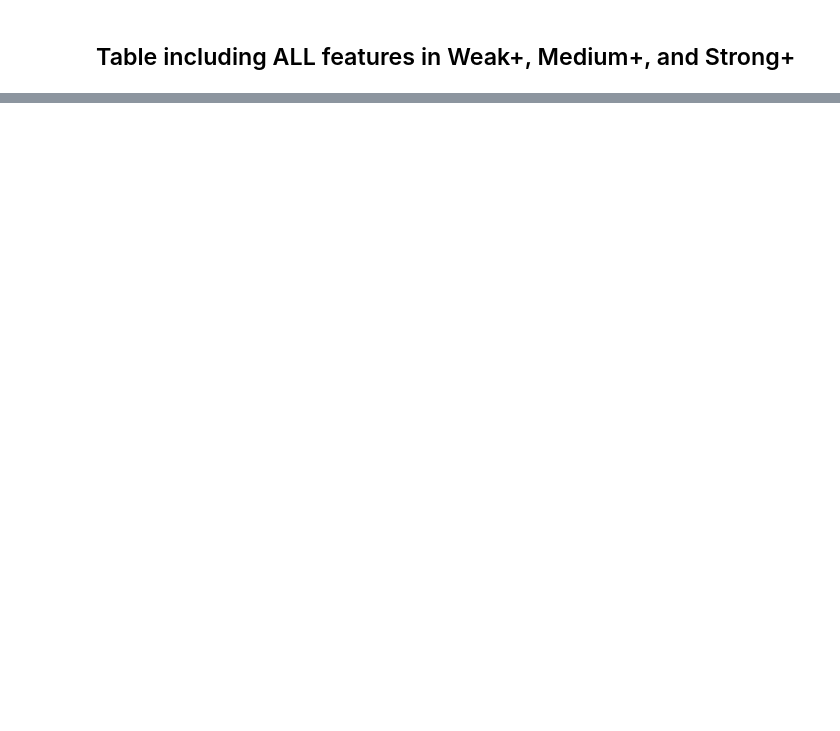
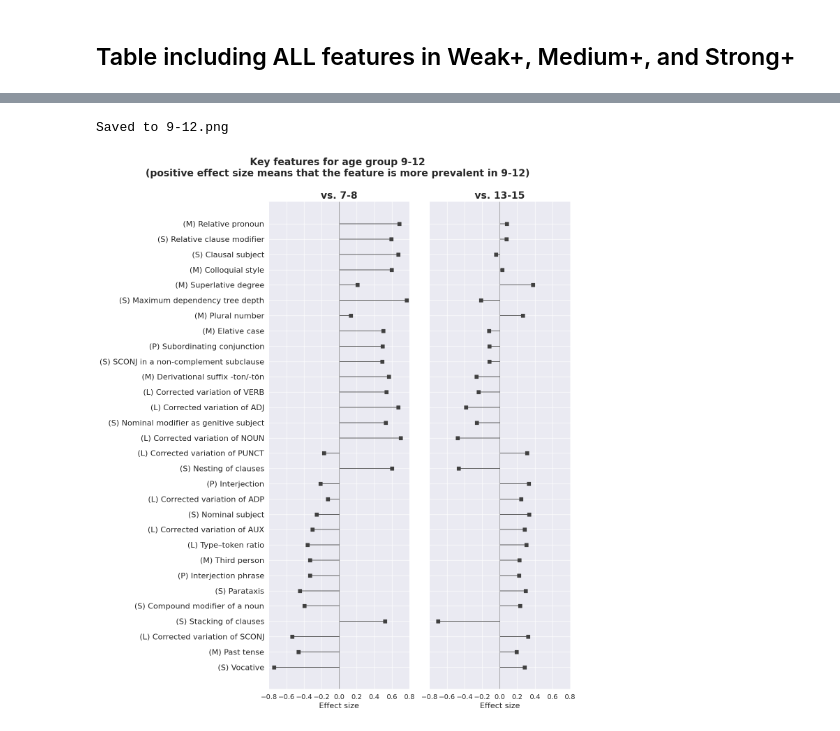
Before and after one commit to TurkuNLP/TCBC_feature_analysis, a Jupyter notebook: KFA_Experiment.ipynb, the cells around one changed output, grey strips where cells are left out. Saved outputs shown, nothing was run; the diff lists cells and outputs as text; code cells hidden in the pictures; blank space fills up the shorter version.

```diff
--- a/KFA_Experiment.ipynb
+++ b/KFA_Experiment.ipynb
@@ -926,0 +654,2 @@ sns.heatmap(matrix_df_2)
+# %%
+testing_df_edited_2.index = list(manual_feat_dict.values())
@@ -926,0 +725,8 @@ sns.heatmap(matrix_df_2)
+# %%
+# What the features are:
+templ = []
+for f in helperrr('7-8 vs. 9-12').index:
+    templ.append(feat_to_cat_dict[f])
+
+from collections import Counter
+print(Counter(templ))
@@ -926,0 +735,7 @@ sns.heatmap(matrix_df_2)
+# %%
+templ = []
+for f in helperrr('7-8 vs. 13+').index:
+    templ.append(feat_to_cat_dict[f])
+
+from collections import Counter
+print(Counter(templ))
@@ -926,0 +744,7 @@ sns.heatmap(matrix_df_2)
+# %%
+templ = []
+for f in helperrr('9-12 vs. 13+').index:
+    templ.append(feat_to_cat_dict[f])
+
+from collections import Counter
+print(Counter(templ))
@@ -926,0 +912,5 @@ sns.heatmap(matrix_df_2)
+# %%
+plot_feature_comparison(testing_df_edited_2[['7-8 vs. 9-12', '9-12 vs. 13+']], 15, save_path="9-12.png", val_range=(-0.8, 0.8))
+# %% [output]
+Saved to 9-12.png
+[figure, added]
```
Also changed, not shown: parts of 59 cells of this notebook, 28 other files.
